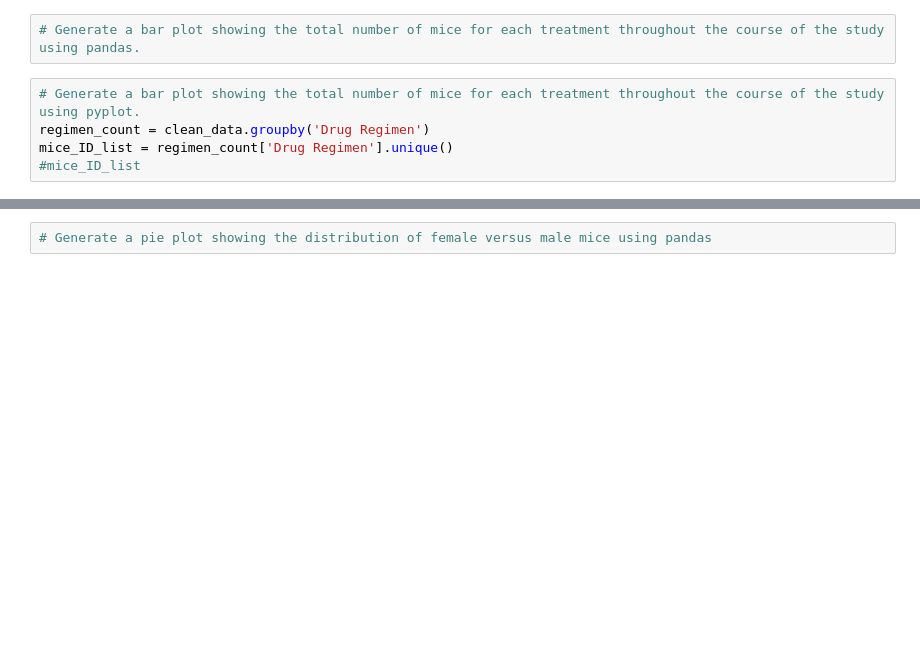
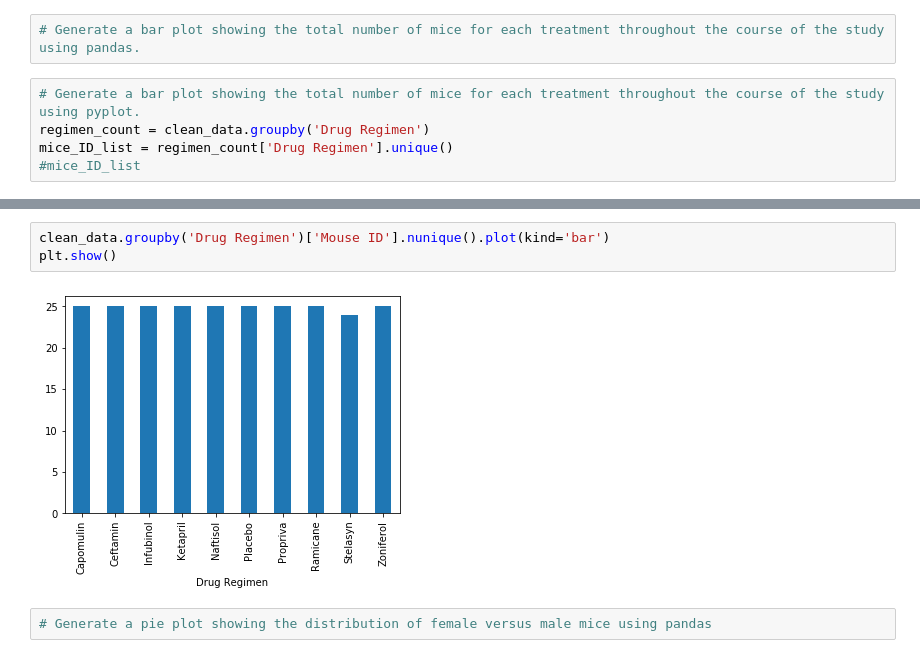
Before and after one commit to pasco27/matplotlib_homework, a Jupyter notebook: pymaceuticals_pascarella1.ipynb, the cells around one changed output, grey strips where cells are left out. Drawn from its saved outputs; the diff is of its cells as text; blank space fills up the shorter version.

```diff
--- a/pymaceuticals_pascarella1.ipynb
+++ b/pymaceuticals_pascarella1.ipynb
@@ -189,3 +198,8 @@ mice_per_drug = regimen_count.count()['Mouse ID']
+# %%
+clean_data.groupby('Drug Regimen')['Mouse ID'].nunique().plot(kind='bar')
+plt.show()
+# %% [output]
+[figure, added]
 # %%
 # Generate a pie plot showing the distribution of female versus male mice using pandas
 # %%
```
Also changed, not shown: parts of 3 cells of this notebook.
